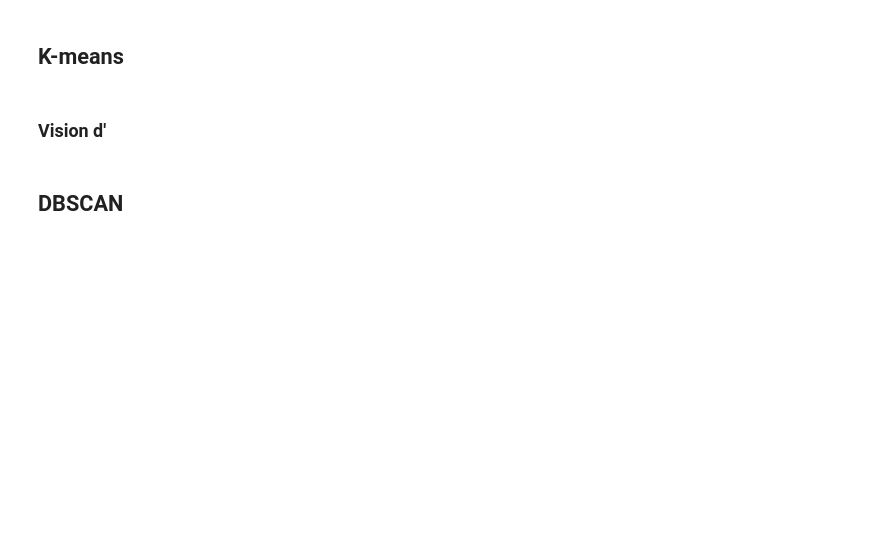
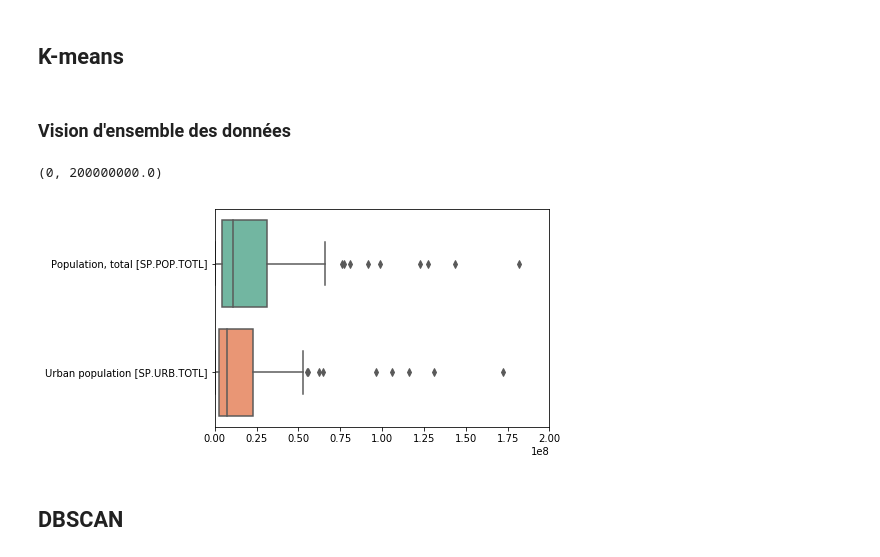
Before and after one commit to LisaNicvert/IA_project, a Jupyter notebook: Project_IA_Clustering.ipynb, the cells around one changed output. Cells and saved outputs as stored; diff of their text form; code cells hidden in the pictures; blank space fills up the shorter version.

```diff
--- a/Project_IA_Clustering.ipynb
+++ b/Project_IA_Clustering.ipynb
@@ -139,6 +135,20 @@ dtype: int64
 # %% [markdown]
 ## K-means
 # %% [markdown]
-### Vision d'
+### Vision d'ensemble des données
+# %%
+# Pop data
+boxplot_df=filtered_df.iloc[:,4:]
+
+boxplot_pop=boxplot_df[['Population, total [SP.POP.TOTL]','Urban population [SP.URB.TOTL]']]
+
+# Pb : Rural pop is a percentage
+# A reprendre avec Data2/Data2
+
+ax = sns.boxplot(data=boxplot_pop, orient="h", palette="Set2")
+ax.set_xlim([0,2e8])
+# %% [output]
+(0, 200000000.0)
+[figure, added]
 # %% [markdown]
 ## DBSCAN
```
Also changed, not shown: parts of 2 cells of this notebook, 6 other files.
